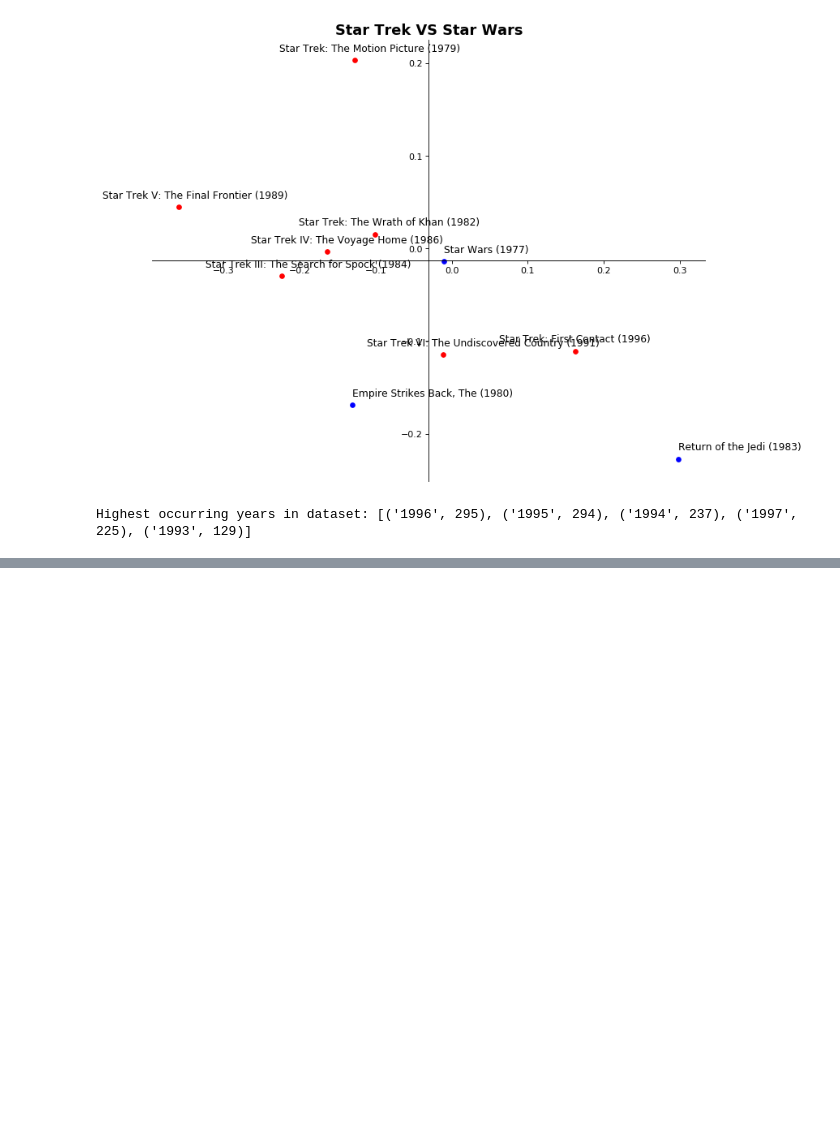
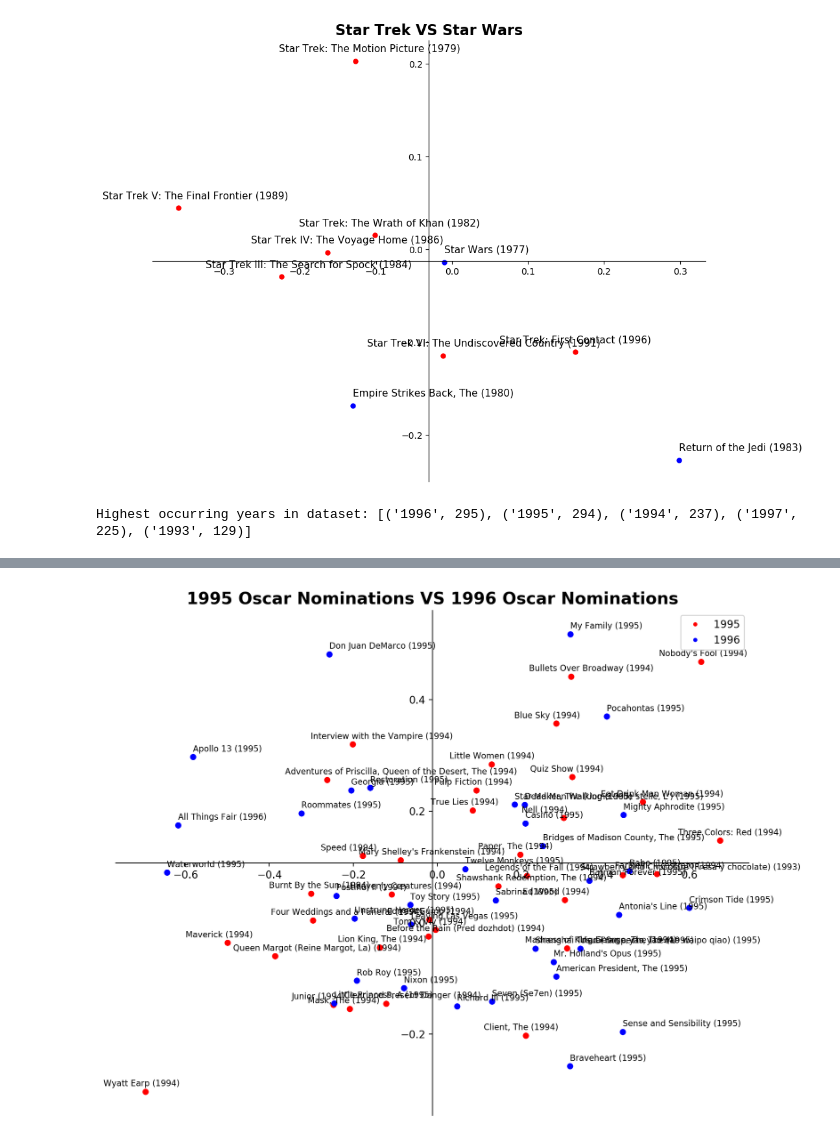
Before and after one commit to 18jeffreyma/cs155-visualization-miniproject, a Jupyter notebook: 5_matrix_factorization2.ipynb, the cells around one changed output, grey strips where cells are left out. Saved outputs shown, nothing was run; the diff lists cells and outputs as text; code cells hidden in the pictures; blank space fills up the shorter version.

```diff
--- a/5_matrix_factorization2.ipynb
+++ b/5_matrix_factorization2.ipynb
@@ -571,31 +618,33 @@ Highest to lowest rating on IMDB:
 # %%
-oscars_1995 = ['Shawshank Redemption, The (1994)', ]
-
-oscars_1995_id = [movie_to_id[m] for m in oscars_1995]
-
-color = np.linspace(0, 1, len(oscars_1995))
-
-# ====================== TEN BEST MOVIES PLOT ======================
-V_1995 = np.take(np.transpose(V_tilde), oscars_1995_id, axis=0)
-
-fig = plt.figure(figsize=(11, 13), dpi=80)
+fig = plt.figure(figsize=(11, 9), dpi=200)
 ax = fig.add_subplot(1, 1, 1)
 
 # Center axes
 ax.spines['left'].set_position('center')
 ax.spines['bottom'].set_position('center')
 ax.spines['right'].set_color('none')
 ax.spines['top'].set_color('none')
 ax.xaxis.set_ticks_position('bottom')
 ax.yaxis.set_ticks_position('left')
 
 for i in range(len(V_1995)):
     x = V_1995[i][0]
     y = V_1995[i][1]
-    plt.text(x - 0.1, y + 0.01, oscars_1995[i], fontsize=11)
+    plt.scatter(x, y, marker='.', color='red', s=100)
+    plt.text(x - 0.1, y + 0.01, oscar_1995[i], fontsize=8)
 
-plt.scatter(V_1995[:,0], V_1995[:,1], marker='.', s=100, c=color, cmap='plasma')
-plt.colorbar(orientation="horizontal")
+for i in range(len(V_1996)):
+    x = V_1996[i][0]
+    y = V_1996[i][1]
+    plt.scatter(x, y, marker='.', color='blue', s=100)
+    plt.text(x, y + 0.01, oscar_1996[i], fontsize=8)
 
-plt.title('Oscars 1995', fontsize=16, fontweight='bold')
+plt.title('1995 Oscar Nominations VS 1996 Oscar Nominations', fontsize=16, fontweight='bold')
+
+custom_lines = [Line2D([0], [0], marker='.', ls='', color='red'),
+                Line2D([0], [0], marker='.', ls='', color='blue')]
+
+ax.legend(custom_lines, ['1995', '1996'], loc='best')
 plt.show()
+# %% [output]
+[figure, added]
```
Also changed, not shown: parts of 10 cells of this notebook.
